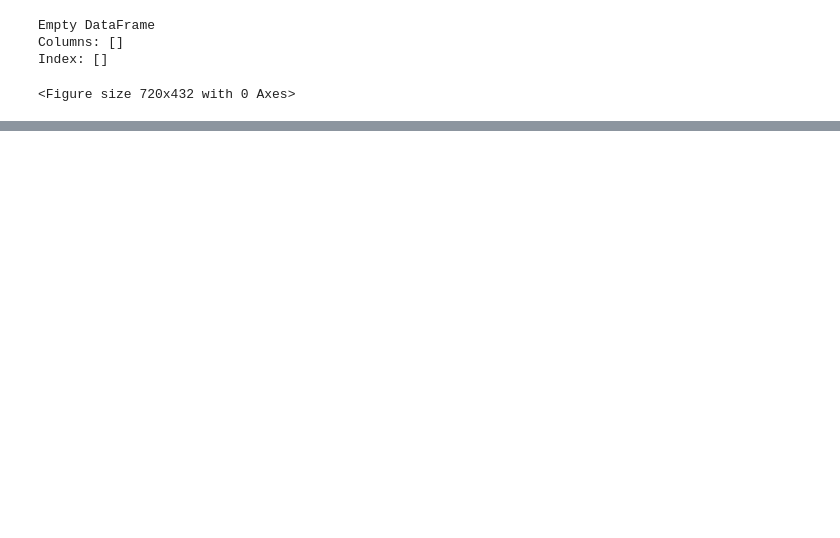
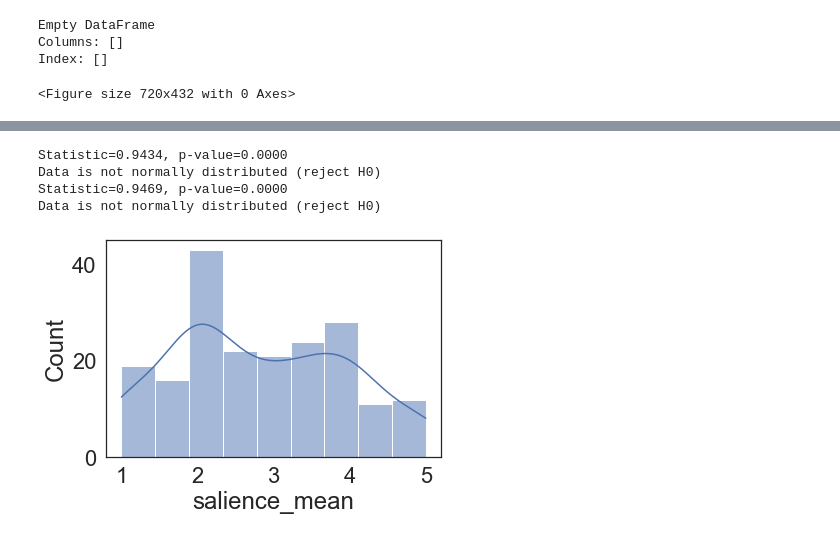
Before and after one commit to fareri-lab/WTP_Rejection_Choice_Pub, a Jupyter notebook: t_test_analyses.ipynb, the cells around one changed output, grey strips where cells are left out. Cells and saved outputs as stored; diff of their text form; code cells hidden in the pictures; blank space fills up the shorter version.

```diff
--- a/t_test_analyses.ipynb
+++ b/t_test_analyses.ipynb
@@ -743,0 +742,32 @@ Name: prop_nonsocial, dtype: float64
+# %%
+#correlation between stress and salience question, overall and within conditions for all participants
+#re-run R models with salience instread of stress question
+
+
+sns.histplot(data= shortformdata['salience_mean'], kde=True)
+
+from scipy.stats import shapiro
+
+data = [shortformdata['salience_mean']]  # Replace with your dataset
+stat, p = shapiro(data)
+
+print(f'Statistic={stat:.4f}, p-value={p:.4f}')
+if p > 0.05:
+    print("Data appears to be normally distributed (fail to reject H0)")
+else:
+    print("Data is not normally distributed (reject H0)")
+
+data = [shortformdata['stress_mean']]  # Replace with your dataset
+stat, p = shapiro(data)
+
+print(f'Statistic={stat:.4f}, p-value={p:.4f}')
+if p > 0.05:
+    print("Data appears to be normally distributed (fail to reject H0)")
+else:
+    print("Data is not normally distributed (reject H0)")
+# %% [output]
+Statistic=0.9434, p-value=0.0000
+Data is not normally distributed (reject H0)
+Statistic=0.9469, p-value=0.0000
+Data is not normally distributed (reject H0)
+[figure, added]
```
Also changed, not shown: parts of 32 cells of this notebook, 12 other files.
